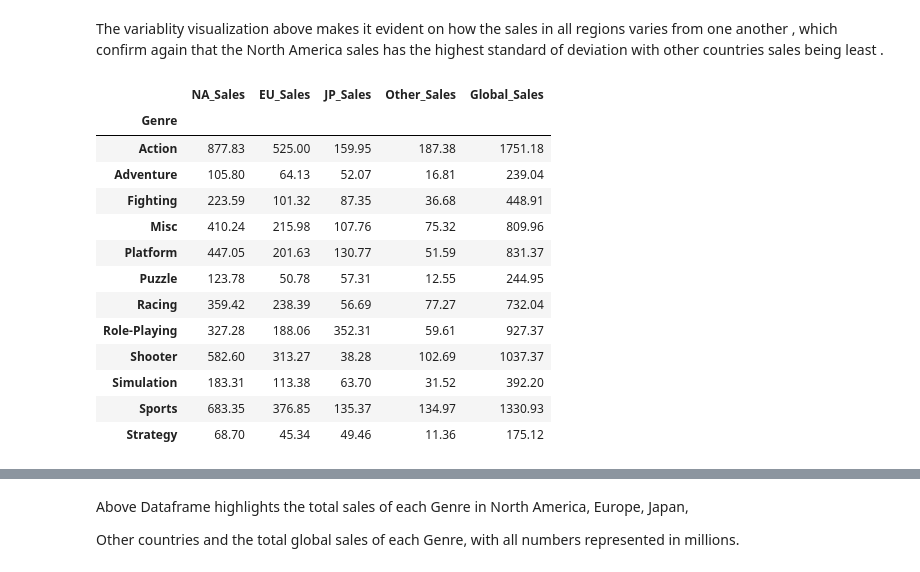
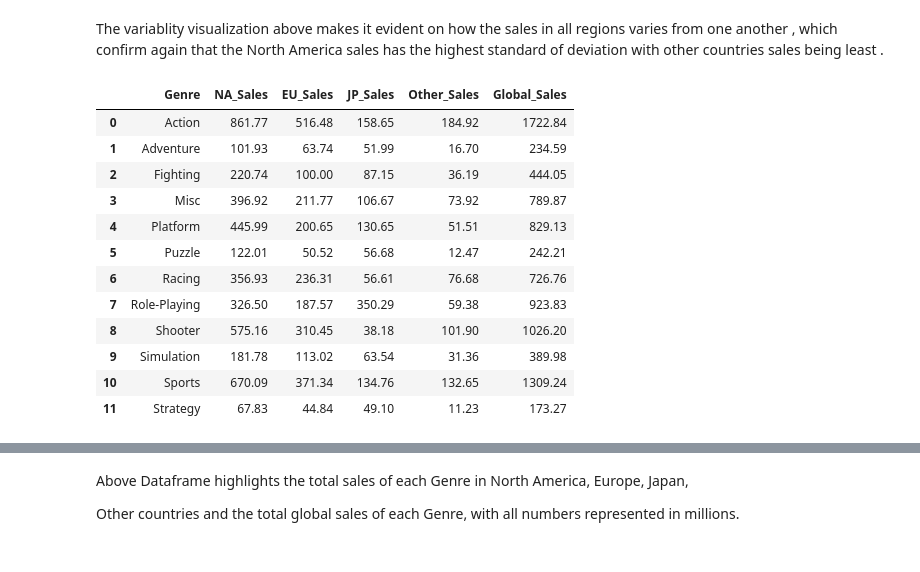
Before and after one commit to cappymayor/worldwide_game_EDA, a Jupyter notebook: Notebook/Video-games-analysis.ipynb, the cells around one changed output, grey strips where cells are left out. Drawn from its saved outputs; the diff is of its cells as text; code cells hidden in the pictures.

```diff
--- a/Notebook/Video-games-analysis.ipynb
+++ b/Notebook/Video-games-analysis.ipynb
@@ -100,0 +61,3 @@ Above Dataframe shows the top 10 game publishers, Electronic Arts dominates the
+# %%
+#dropping missing values
+video_games.dropna(inplace = True)
@@ -145,20 +192,19 @@ plt.show()
 The variablity visualization above makes it evident on how the sales in all regions varies from one another , which confirm
 again that the North America sales has the highest standard of deviation with other countries sales being least .
 # %%
-all_sales = video_games.groupby("Genre")[["NA_Sales", "EU_Sales", "JP_Sales", "Other_Sales", "Global_Sales"]].sum()
+all_sales = video_games.groupby("Genre", as_index = False)[["NA_Sales", "EU_Sales", "JP_Sales", "Other_Sales", "Global_Sales"]].sum()
 all_sales
 # %% [output]
-|  | NA_Sales | EU_Sales | JP_Sales | Other_Sales | Global_Sales |
-| Genre |  |  |  |  |  |
-| Action | 877.83 | 525.00 | 159.95 | 187.38 | 1751.18 |
-| Adventure | 105.80 | 64.13 | 52.07 | 16.81 | 239.04 |
-| Fighting | 223.59 | 101.32 | 87.35 | 36.68 | 448.91 |
-| Misc | 410.24 | 215.98 | 107.76 | 75.32 | 809.96 |
-| Platform | 447.05 | 201.63 | 130.77 | 51.59 | 831.37 |
-| Puzzle | 123.78 | 50.78 | 57.31 | 12.55 | 244.95 |
-| Racing | 359.42 | 238.39 | 56.69 | 77.27 | 732.04 |
-| Role-Playing | 327.28 | 188.06 | 352.31 | 59.61 | 927.37 |
-| Shooter | 582.60 | 313.27 | 38.28 | 102.69 | 1037.37 |
-| Simulation | 183.31 | 113.38 | 63.70 | 31.52 | 392.20 |
-| Sports | 683.35 | 376.85 | 135.37 | 134.97 | 1330.93 |
-| Strategy | 68.70 | 45.34 | 49.46 | 11.36 | 175.12 |
+|  | Genre | NA_Sales | EU_Sales | JP_Sales | Other_Sales | Global_Sales |
+| 0 | Action | 861.77 | 516.48 | 158.65 | 184.92 | 1722.84 |
+| 1 | Adventure | 101.93 | 63.74 | 51.99 | 16.70 | 234.59 |
+| 2 | Fighting | 220.74 | 100.00 | 87.15 | 36.19 | 444.05 |
+| 3 | Misc | 396.92 | 211.77 | 106.67 | 73.92 | 789.87 |
+| 4 | Platform | 445.99 | 200.65 | 130.65 | 51.51 | 829.13 |
+| 5 | Puzzle | 122.01 | 50.52 | 56.68 | 12.47 | 242.21 |
+| 6 | Racing | 356.93 | 236.31 | 56.61 | 76.68 | 726.76 |
+| 7 | Role-Playing | 326.50 | 187.57 | 350.29 | 59.38 | 923.83 |
+| 8 | Shooter | 575.16 | 310.45 | 38.18 | 101.90 | 1026.20 |
+| 9 | Simulation | 181.78 | 113.02 | 63.54 | 31.36 | 389.98 |
+| 10 | Sports | 670.09 | 371.34 | 134.76 | 132.65 | 1309.24 |
+| 11 | Strategy | 67.83 | 44.84 | 49.10 | 11.23 | 173.27 |
```
Also changed, not shown: parts of 22 cells of this notebook.
